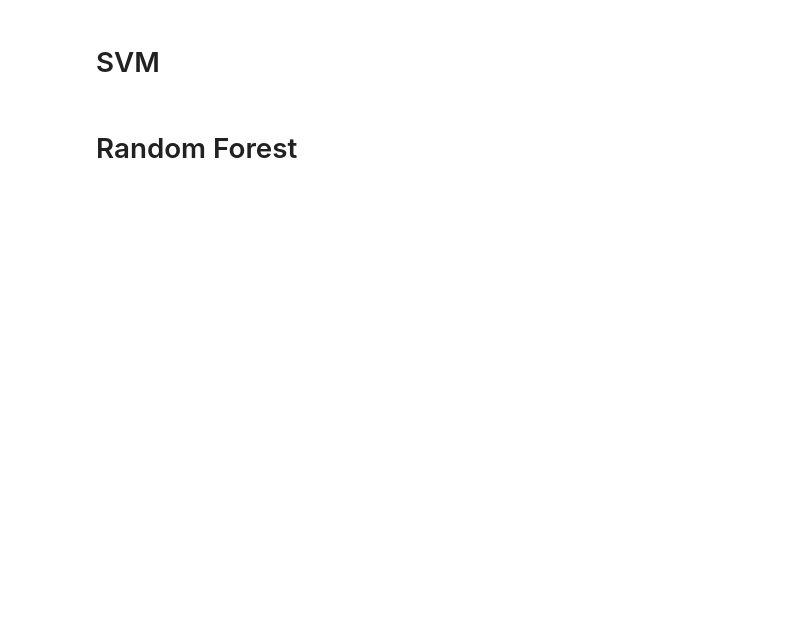
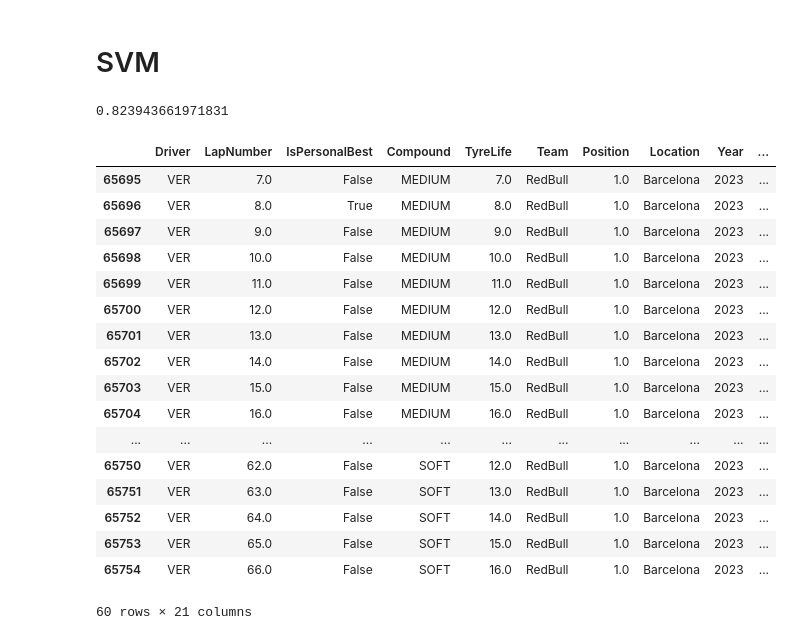
Before and after one commit to le-dav/f1-binottor, a Jupyter notebook: drafts/ml_models.ipynb, the cells around one changed output. Drawn from its saved outputs; the diff is of its cells as text; code cells hidden in the pictures; blank space fills up the shorter version.

```diff
--- a/drafts/ml_models.ipynb
+++ b/drafts/ml_models.ipynb
@@ -173,4 +178,36 @@ Sakhir: sur 2 pit, le 1er il predit la bonne fenetre mais 5 fois de suite. Ne pr
 # %% [markdown]
 # SVM
-# %% [markdown]
-# Random Forest
+# %%
+model_svm = SVC()
+model_svm.fit(X_train_preproc_resamp,y_train_resamp)
+y_pred_svm = model_svm.predict(X_test_preproc)
+custom_metric(y_test,y_pred_svm)
+# %% [output]
+0.823943661971831
+# %%
+X_test_eval_df = X_test.copy()
+y_test_eval_df = y_test.copy()
+X_test_eval_df["RealPitting"] = y_test_eval_df
+X_test_eval_df["ModelPitting"] = y_pred_svm
+X_test_eval_df.sort_values(by = ["Driver", "Location", "LapNumber"], inplace=True)
+
+X_test_eval_df[(X_test_eval_df["Driver"] == "VER") & (X_test_eval_df["Location"] == "Barcelona")]
+# %% [output]
+|  | Driver | LapNumber | IsPersonalBest | Compound | TyreLife | Team | Position | Location | Year | ... |
+| 65695 | VER | 7.0 | False | MEDIUM | 7.0 | RedBull | 1.0 | Barcelona | 2023 | ... |
+| 65696 | VER | 8.0 | True | MEDIUM | 8.0 | RedBull | 1.0 | Barcelona | 2023 | ... |
+| 65697 | VER | 9.0 | False | MEDIUM | 9.0 | RedBull | 1.0 | Barcelona | 2023 | ... |
+| 65698 | VER | 10.0 | False | MEDIUM | 10.0 | RedBull | 1.0 | Barcelona | 2023 | ... |
+| 65699 | VER | 11.0 | False | MEDIUM | 11.0 | RedBull | 1.0 | Barcelona | 2023 | ... |
+| 65700 | VER | 12.0 | False | MEDIUM | 12.0 | RedBull | 1.0 | Barcelona | 2023 | ... |
+| 65701 | VER | 13.0 | False | MEDIUM | 13.0 | RedBull | 1.0 | Barcelona | 2023 | ... |
+| 65702 | VER | 14.0 | False | MEDIUM | 14.0 | RedBull | 1.0 | Barcelona | 2023 | ... |
+| 65703 | VER | 15.0 | False | MEDIUM | 15.0 | RedBull | 1.0 | Barcelona | 2023 | ... |
+| 65704 | VER | 16.0 | False | MEDIUM | 16.0 | RedBull | 1.0 | Barcelona | 2023 | ... |
+| ... | ... | ... | ... | ... | ... | ... | ... | ... | ... | ... |
+| 65750 | VER | 62.0 | False | SOFT | 12.0 | RedBull | 1.0 | Barcelona | 2023 | ... |
+| 65751 | VER | 63.0 | False | SOFT | 13.0 | RedBull | 1.0 | Barcelona | 2023 | ... |
+| 65752 | VER | 64.0 | False | SOFT | 14.0 | RedBull | 1.0 | Barcelona | 2023 | ... |
+| 65753 | VER | 65.0 | False | SOFT | 15.0 | RedBull | 1.0 | Barcelona | 2023 | ... |
+| 65754 | VER | 66.0 | False | SOFT | 16.0 | RedBull | 1.0 | Barcelona | 2023 | ... |
+60 rows × 21 columns
```
Also changed, not shown: parts of 5 cells of this notebook, 4 other files.
